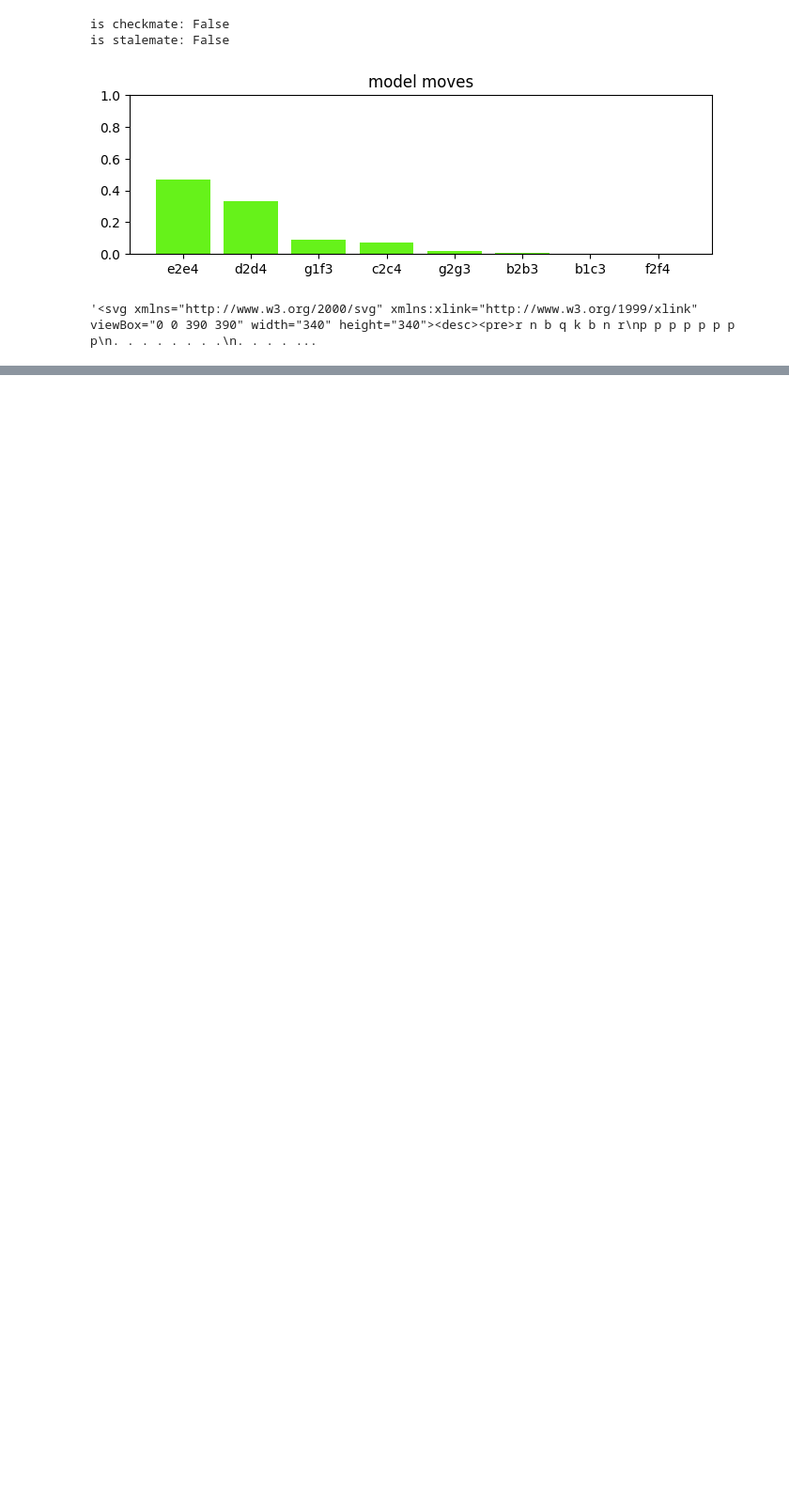
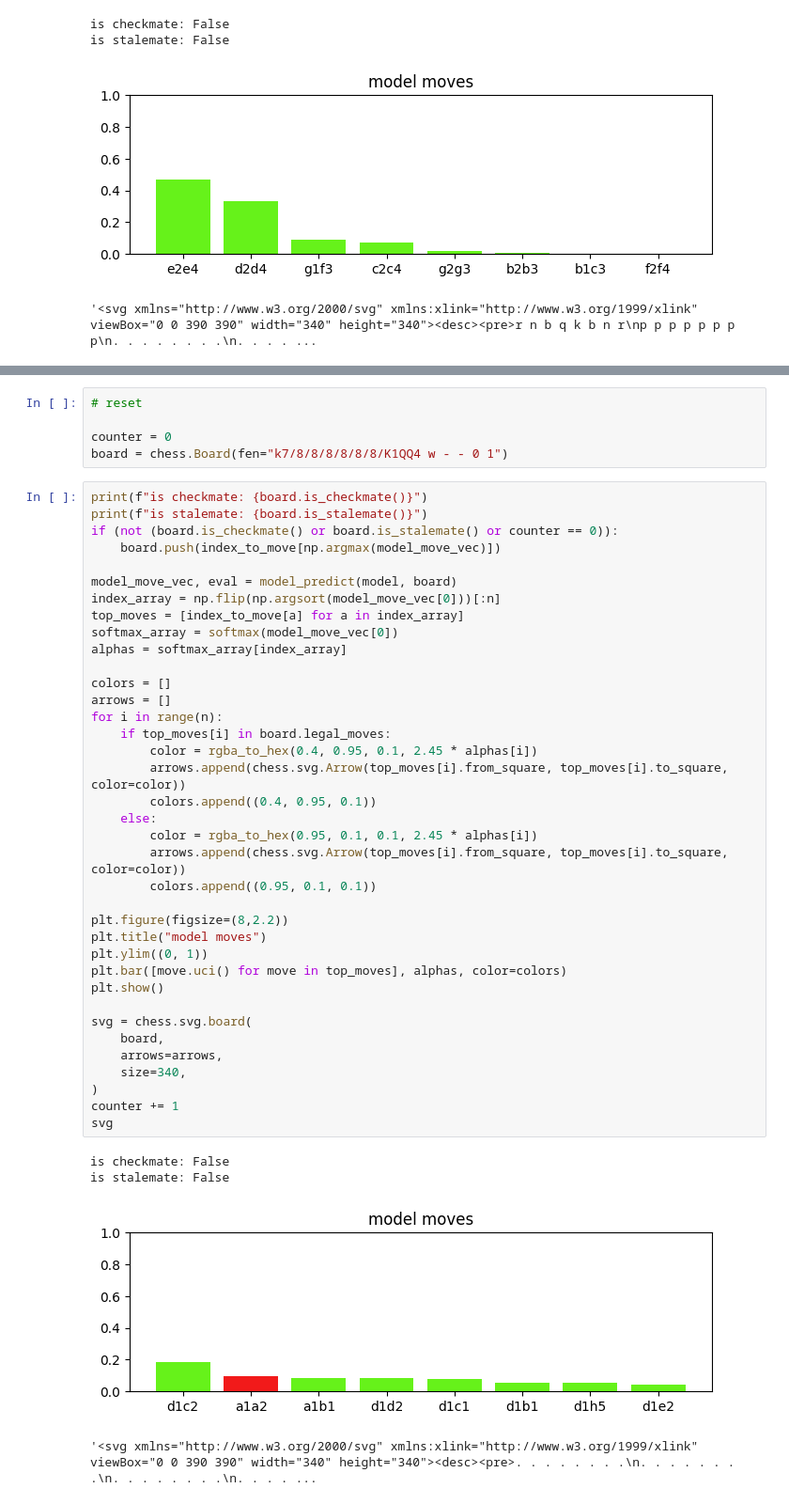
Before and after one commit to hongttisme/Advance_Machine_Learning_Project, a Jupyter notebook: demo.ipynb, the cells around one changed output, grey strips where cells are left out. Shown: that part at 94% size. Drawn from its saved outputs; the diff is of its cells as text; blank space fills up the shorter version.

```diff
--- a/demo.ipynb
+++ b/demo.ipynb
@@ -138,0 +188,47 @@ is stalemate: False
+# %%
+# reset
+
+counter = 0
+board = chess.Board(fen="k7/8/8/8/8/8/8/K1QQ4 w - - 0 1")
+# %%
+print(f"is checkmate: {board.is_checkmate()}")
+print(f"is stalemate: {board.is_stalemate()}")
+if (not (board.is_checkmate() or board.is_stalemate() or counter == 0)):
+    board.push(index_to_move[np.argmax(model_move_vec)])
+
+model_move_vec, eval = model_predict(model, board)
+index_array = np.flip(np.argsort(model_move_vec[0]))[:n]
+top_moves = [index_to_move[a] for a in index_array]
+softmax_array = softmax(model_move_vec[0])
+alphas = softmax_array[index_array]
+
+colors = []
+arrows = []
+for i in range(n):
+    if top_moves[i] in board.legal_moves:
+        color = rgba_to_hex(0.4, 0.95, 0.1, 2.45 * alphas[i])
+        arrows.append(chess.svg.Arrow(top_moves[i].from_square, top_moves[i].to_square, color=color))
+        colors.append((0.4, 0.95, 0.1))
+    else:
+        color = rgba_to_hex(0.95, 0.1, 0.1, 2.45 * alphas[i])
+        arrows.append(chess.svg.Arrow(top_moves[i].from_square, top_moves[i].to_square, color=color))
+        colors.append((0.95, 0.1, 0.1))
+
+plt.figure(figsize=(8,2.2))
+plt.title("model moves")
+plt.ylim((0, 1))
+plt.bar([move.uci() for move in top_moves], alphas, color=colors)
+plt.show()
+
+svg = chess.svg.board(
+    board,
+    arrows=arrows,
+    size=340,
+)
+counter += 1
+svg
+# %% [output]
+is checkmate: False
+is stalemate: False
+[figure, added]
+'<svg xmlns="http://www.w3.org/2000/svg" xmlns:xlink="http://www.w3.org/1999/xlink" viewBox="0 0 390 390" width="340" height="340"><desc><pre>. . . . . . . .\n. . . . . . . .\n. . . . . . . .\n. . . . ...
```
Also changed, not shown: parts of 3 cells of this notebook, 2 other files.
